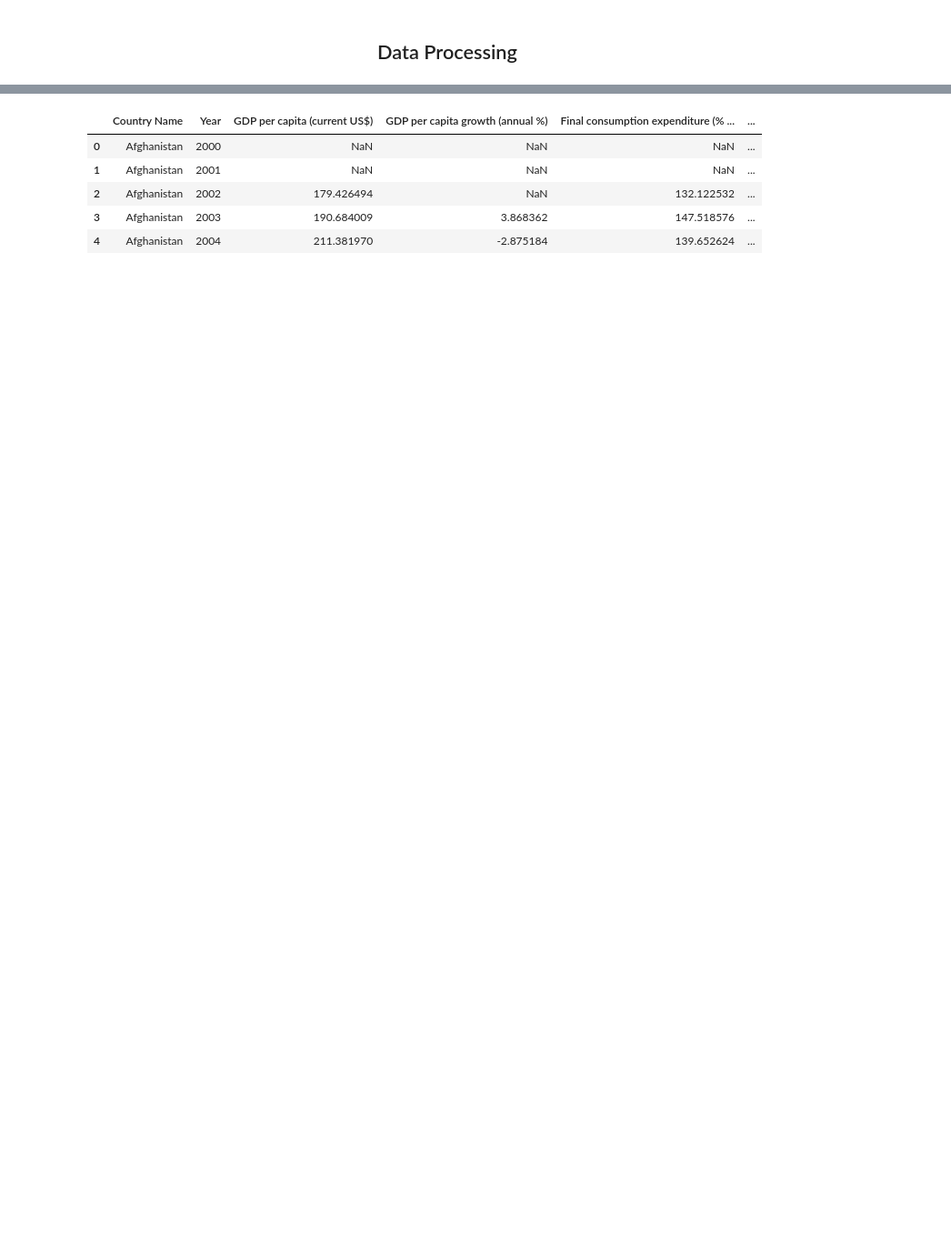
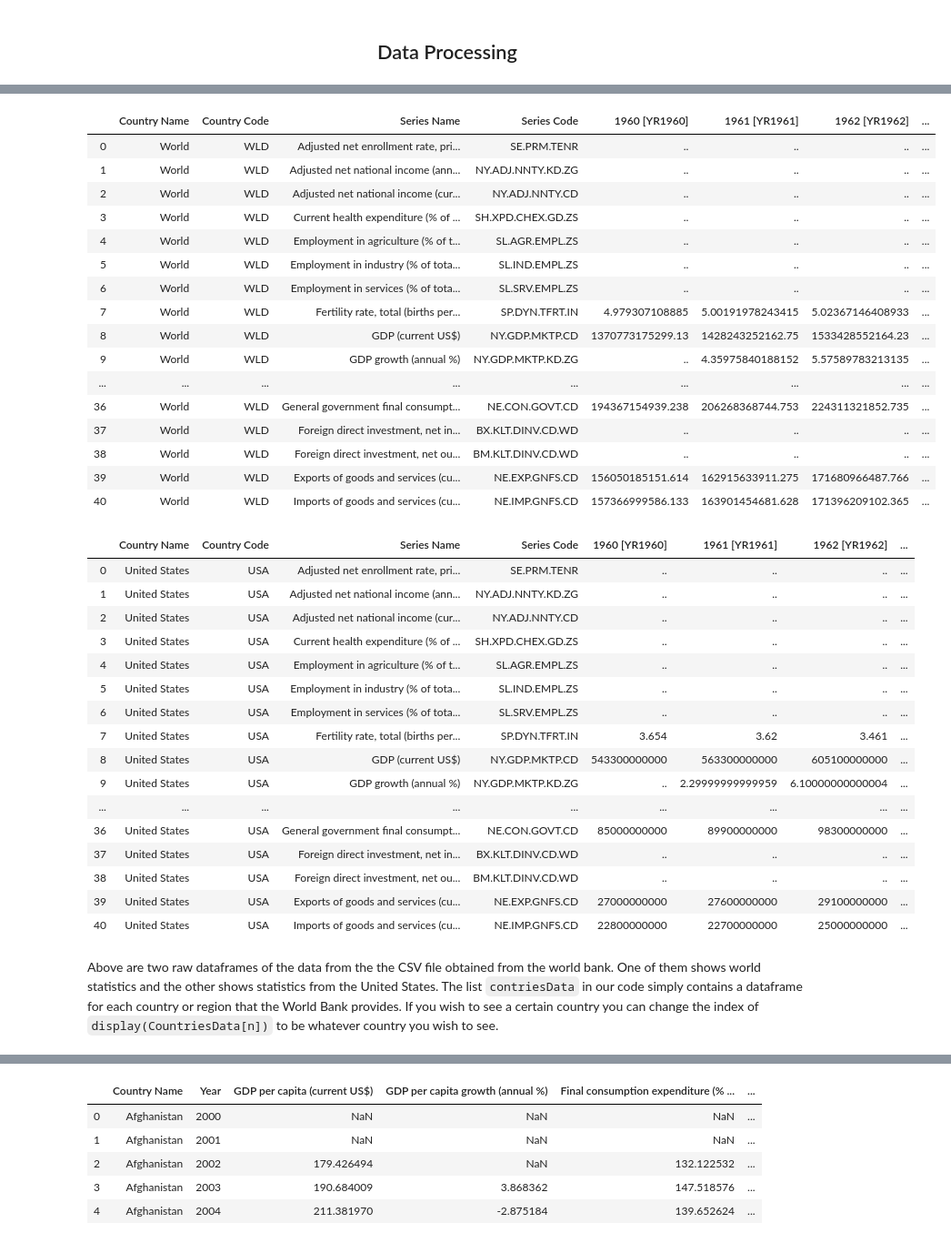
Before and after one commit to thechuster/thechuster.github.io, a Jupyter notebook: FinalProject.ipynb, the cells around one changed output, grey strips where cells are left out. Shown at 91% size. Drawn from its saved outputs; the diff is of its cells as text; code cells hidden in the pictures; blank space fills up the shorter version.

Commit message:
Added prose and other stuff

````diff
--- a/FinalProject.ipynb
+++ b/FinalProject.ipynb
@@ -125 +106,67 @@ for index, row in worldBankDevInc.iterrows():
+# %%
+worldBankDevInc = pd.read_csv("WorldBankData/data.csv")
+
+worldBankDevInc.dropna(inplace=True)
+countryName = ""
+first = True
+newRows = []
+countriesData = []
+
+for index, row in worldBankDevInc.iterrows():
+    if (countryName != row["Country Name"]):
+        if (first == False):
+            #CHOSE WHAT YEARS TO DROP HERE
+#             df = df.drop(df.loc[:, '1960 [YR1960]':'1999 [YR1999]'].columns, axis = 1)
+            countriesData.append(df)
+            # IF YOU WANT TO SEE ALL COUNTRIES DATA UNCOMMENT THIS
+            #with pd.option_context('display.max_rows', None, 'display.max_columns', None):
+                #display(df)
+        countryName = row["Country Name"]
+        df = pd.DataFrame(columns=worldBankDevInc.columns)
+        first = False
+
+    df = df.append(row, ignore_index=True)
+
+worldData = pd.concat(countriesData)
+# df  = df.drop(df.loc[:, '1960 [YR1960]':'1999 [YR1999]'].columns, axis = 1)
+with pd.option_context('display.max_rows', None, 'display.max_columns', None):
+    display(df)
+    display(countriesData[206])
+# %% [output]
+|  | Country Name | Country Code | Series Name | Series Code | 1960 [YR1960] | 1961 [YR1961] | 1962 [YR1962] | ... |
+| 0 | World | WLD | Adjusted net enrollment rate, pri... | SE.PRM.TENR | .. | .. | .. | ... |
+| 1 | World | WLD | Adjusted net national income (ann... | NY.ADJ.NNTY.KD.ZG | .. | .. | .. | ... |
+| 2 | World | WLD | Adjusted net national income (cur... | NY.ADJ.NNTY.CD | .. | .. | .. | ... |
+| 3 | World | WLD | Current health expenditure (% of ... | SH.XPD.CHEX.GD.ZS | .. | .. | .. | ... |
+| 4 | World | WLD | Employment in agriculture (% of t... | SL.AGR.EMPL.ZS | .. | .. | .. | ... |
+| 5 | World | WLD | Employment in industry (% of tota... | SL.IND.EMPL.ZS | .. | .. | .. | ... |
+| 6 | World | WLD | Employment in services (% of tota... | SL.SRV.EMPL.ZS | .. | .. | .. | ... |
+| 7 | World | WLD | Fertility rate, total (births per... | SP.DYN.TFRT.IN | 4.979307108885 | 5.00191978243415 | 5.02367146408933 | ... |
+| 8 | World | WLD | GDP (current US$) | NY.GDP.MKTP.CD | 1370773175299.13 | 1428243252162.75 | 1533428552164.23 | ... |
+| 9 | World | WLD | GDP growth (annual %) | NY.GDP.MKTP.KD.ZG | .. | 4.35975840188152 | 5.57589783213135 | ... |
+| ... | ... | ... | ... | ... | ... | ... | ... | ... |
+| 36 | World | WLD | General government final consumpt... | NE.CON.GOVT.CD | 194367154939.238 | 206268368744.753 | 224311321852.735 | ... |
+| 37 | World | WLD | Foreign direct investment, net in... | BX.KLT.DINV.CD.WD | .. | .. | .. | ... |
+| 38 | World | WLD | Foreign direct investment, net ou... | BM.KLT.DINV.CD.WD | .. | .. | .. | ... |
+| 39 | World | WLD | Exports of goods and services (cu... | NE.EXP.GNFS.CD | 156050185151.614 | 162915633911.275 | 171680966487.766 | ... |
+| 40 | World | WLD | Imports of goods and services (cu... | NE.IMP.GNFS.CD | 157366999586.133 | 163901454681.628 | 171396209102.365 | ... |
+|  | Country Name | Country Code | Series Name | Series Code | 1960 [YR1960] | 1961 [YR1961] | 1962 [YR1962] | ... |
+| 0 | United States | USA | Adjusted net enrollment rate, pri... | SE.PRM.TENR | .. | .. | .. | ... |
+| 1 | United States | USA | Adjusted net national income (ann... | NY.ADJ.NNTY.KD.ZG | .. | .. | .. | ... |
+| 2 | United States | USA | Adjusted net national income (cur... | NY.ADJ.NNTY.CD | .. | .. | .. | ... |
+| 3 | United States | USA | Current health expenditure (% of ... | SH.XPD.CHEX.GD.ZS | .. | .. | .. | ... |
+| 4 | United States | USA | Employment in agriculture (% of t... | SL.AGR.EMPL.ZS | .. | .. | .. | ... |
+| 5 | United States | USA | Employment in industry (% of tota... | SL.IND.EMPL.ZS | .. | .. | .. | ... |
+| 6 | United States | USA | Employment in services (% of tota... | SL.SRV.EMPL.ZS | .. | .. | .. | ... |
+| 7 | United States | USA | Fertility rate, total (births per... | SP.DYN.TFRT.IN | 3.654 | 3.62 | 3.461 | ... |
+| 8 | United States | USA | GDP (current US$) | NY.GDP.MKTP.CD | 543300000000 | 563300000000 | 605100000000 | ... |
+| 9 | United States | USA | GDP growth (annual %) | NY.GDP.MKTP.KD.ZG | .. | 2.29999999999959 | 6.10000000000004 | ... |
+| ... | ... | ... | ... | ... | ... | ... | ... | ... |
+| 36 | United States | USA | General government final consumpt... | NE.CON.GOVT.CD | 85000000000 | 89900000000 | 98300000000 | ... |
+| 37 | United States | USA | Foreign direct investment, net in... | BX.KLT.DINV.CD.WD | .. | .. | .. | ... |
+| 38 | United States | USA | Foreign direct investment, net ou... | BM.KLT.DINV.CD.WD | .. | .. | .. | ... |
+| 39 | United States | USA | Exports of goods and services (cu... | NE.EXP.GNFS.CD | 27000000000 | 27600000000 | 29100000000 | ... |
+| 40 | United States | USA | Imports of goods and services (cu... | NE.IMP.GNFS.CD | 22800000000 | 22700000000 | 25000000000 | ... |
+# %% [markdown]
+Above are two raw dataframes of the data from the the CSV file obtained from the world bank. One of them shows world statistics and the other shows statistics from the United States. The list ```contriesData``` in our code simply contains a dataframe for each country or region that the World Bank provides. If you wish to see a certain country you can change the index of ```display(CountriesData[n])``` to be whatever country you wish to see.
 # %% [markdown]
````
Also changed, not shown: parts of 22 cells of this notebook, 2 other files.
